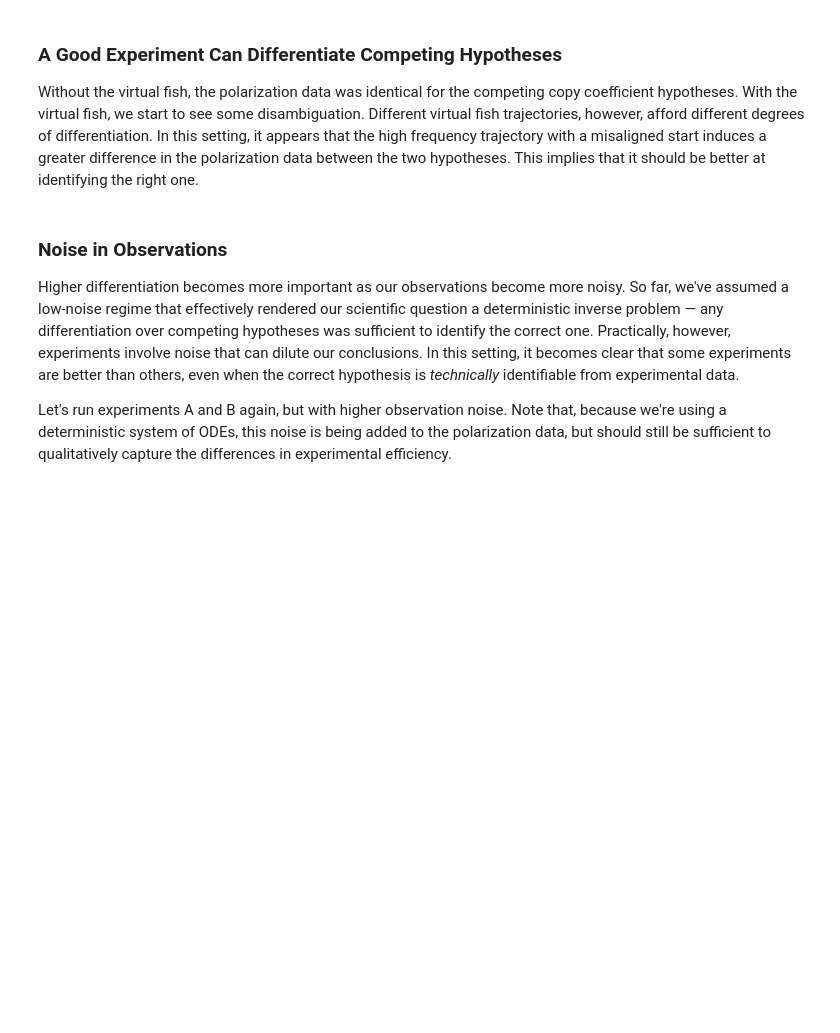
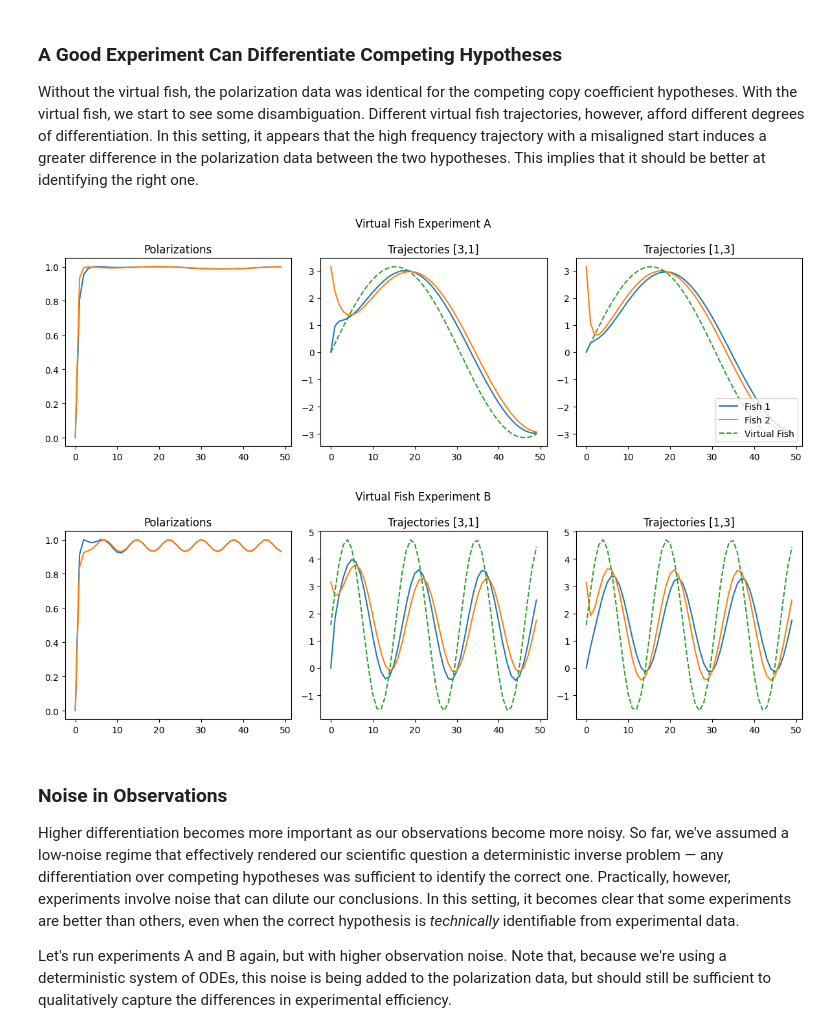
Before and after one commit to BasisResearch/chirho_diffeqpy, a Jupyter notebook: scratch/fish_schooling_and_experimental_design.ipynb, the cells around one changed output. Drawn from its saved outputs; the diff is of its cells as text; code cells hidden in the pictures; blank space fills up the shorter version.

```diff
--- a/scratch/fish_schooling_and_experimental_design.ipynb
+++ b/scratch/fish_schooling_and_experimental_design.ipynb
@@ -556,9 +531,9 @@ virtual_fish_A = VirtualFishContext(
 )
 
 vfish_experiment_A = partial(
-    mesoscopic_experiment_model,
+    macroscopic_experiment_model,
     num_fish=2,
-    mesoscopioc_noise=LOW_NOISE,
+    macroscopic_noise=LOW_NOISE,
     experimental_context=virtual_fish_A,
 )
 # </Virtual Fish Experiment A>
@@ -577,9 +552,9 @@ virtual_fish_B = VirtualFishContext(
 )
 
 vfish_experiment_B = partial(
-    mesoscopic_experiment_model,
+    macroscopic_experiment_model,
     num_fish=2,
-    mesoscopioc_noise=LOW_NOISE,
+    macroscopic_noise=LOW_NOISE,
     experimental_context=virtual_fish_B,
 )
 # </Virtual Fish Experiment B>
@@ -617,8 +592,13 @@ Without the virtual fish, the polarization data was identical for the competing
 # %%
 simulate_and_plot_3113_experiment(vfish_experiment_A, legend=True)
 plt.suptitle("Virtual Fish Experiment A")
+plt.tight_layout()
 simulate_and_plot_3113_experiment(vfish_experiment_B)
 plt.suptitle("Virtual Fish Experiment B")
+plt.tight_layout()
+# %% [output]
+[figure, added]
+[figure, added]
 # %% [markdown]
 ### Noise in Observations
 Higher differentiation becomes more important as our observations become more noisy. So far, we've assumed a low-noise regime that effectively rendered our scientific question a deterministic inverse problem — any differentiation over competing hypotheses was sufficient to identify the correct one. Practically, however, experiments involve noise that can dilute our conclusions. In this setting, it becomes clear that some experiments are better than others, even when the correct hypothesis is *technically* identifiable from experimental data.
```
Also changed, not shown: parts of 44 cells of this notebook.
